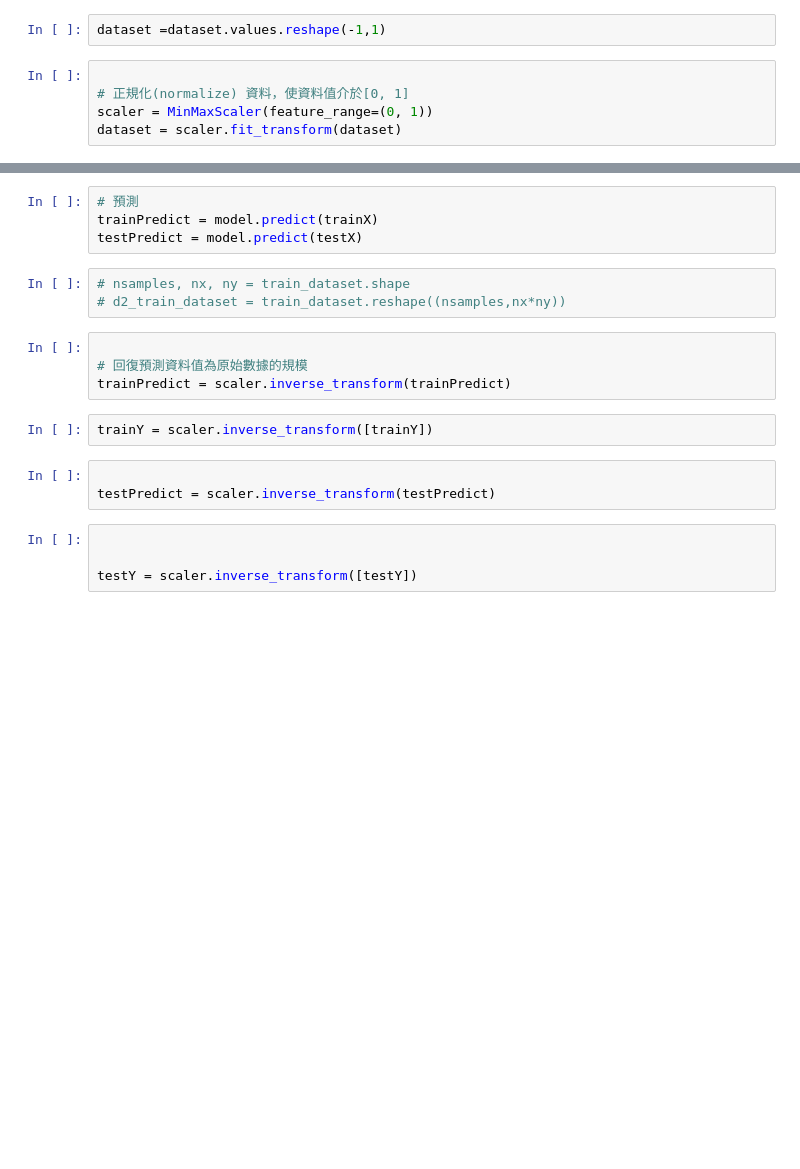
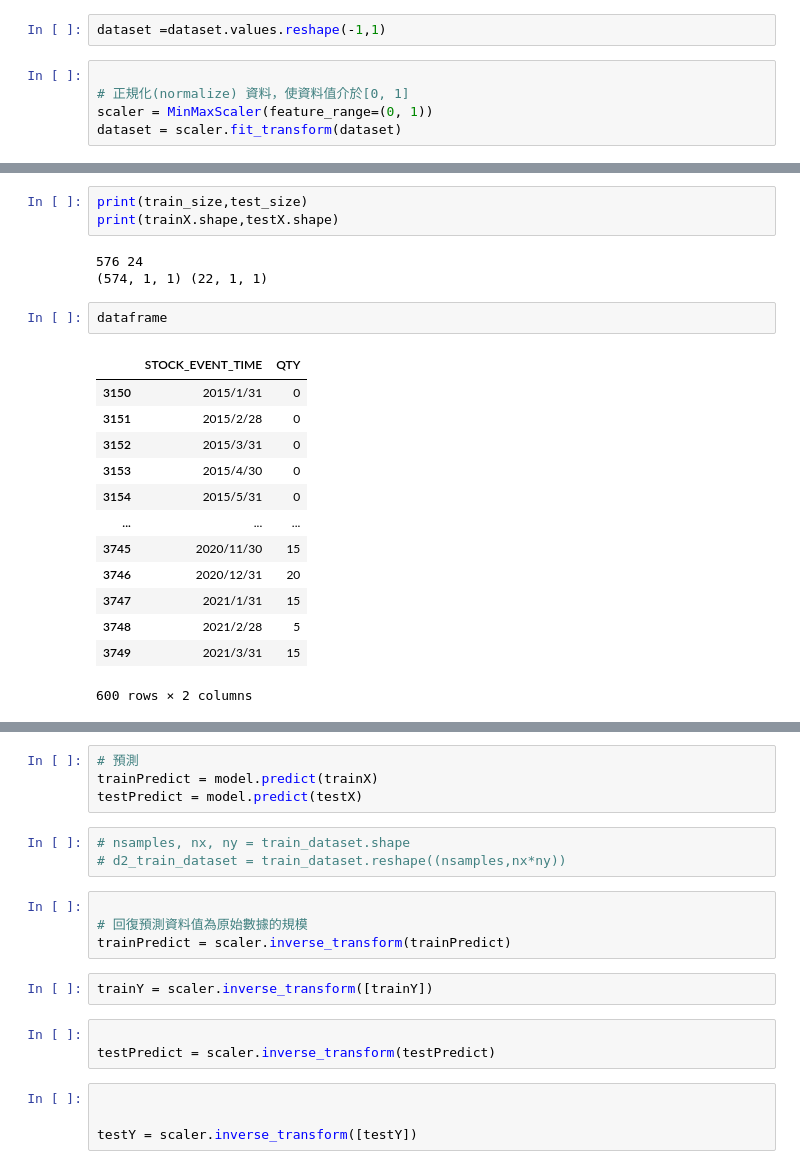
Before and after one commit to lokcyi/AI, a Jupyter notebook: MLFramework.v0.01/vanessaPOCLSTM_Parts_2_back.ipynb, the cells around one changed output, grey strips where cells are left out. Drawn from its saved outputs; the diff is of its cells as text; blank space fills up the shorter version.

```diff
--- a/MLFramework.v0.01/vanessaPOCLSTM_Parts_2_back.ipynb
+++ b/MLFramework.v0.01/vanessaPOCLSTM_Parts_2_back.ipynb
@@ -85,3 +119,25 @@ testX = numpy.reshape(testX, (testX.shape[0], 1, testX.shape[1]))
+# %%
+print(train_size,test_size)
+print(trainX.shape,testX.shape)
+# %% [output]
+576 24
+(574, 1, 1) (22, 1, 1)
+# %%
+dataframe
+# %% [output]
+|  | STOCK_EVENT_TIME | QTY |
+| 3150 | 2015/1/31 | 0 |
+| 3151 | 2015/2/28 | 0 |
+| 3152 | 2015/3/31 | 0 |
+| 3153 | 2015/4/30 | 0 |
+| 3154 | 2015/5/31 | 0 |
+| ... | ... | ... |
+| 3745 | 2020/11/30 | 15 |
+| 3746 | 2020/12/31 | 20 |
+| 3747 | 2021/1/31 | 15 |
+| 3748 | 2021/2/28 | 5 |
+| 3749 | 2021/3/31 | 15 |
+600 rows × 2 columns
 # %%
 
 # 建立及訓練 LSTM 模型
```
Also changed, not shown: parts of 11 cells of this notebook, 8 other files.
